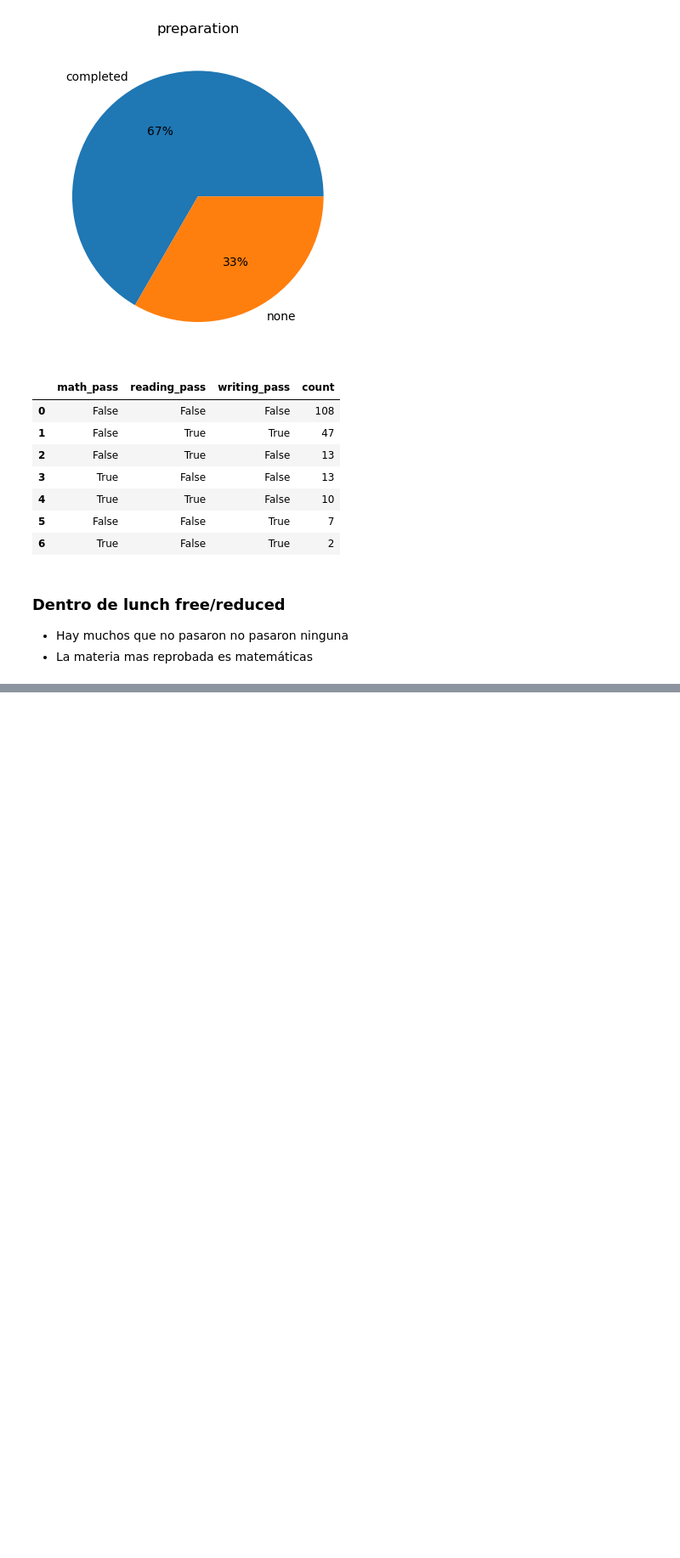
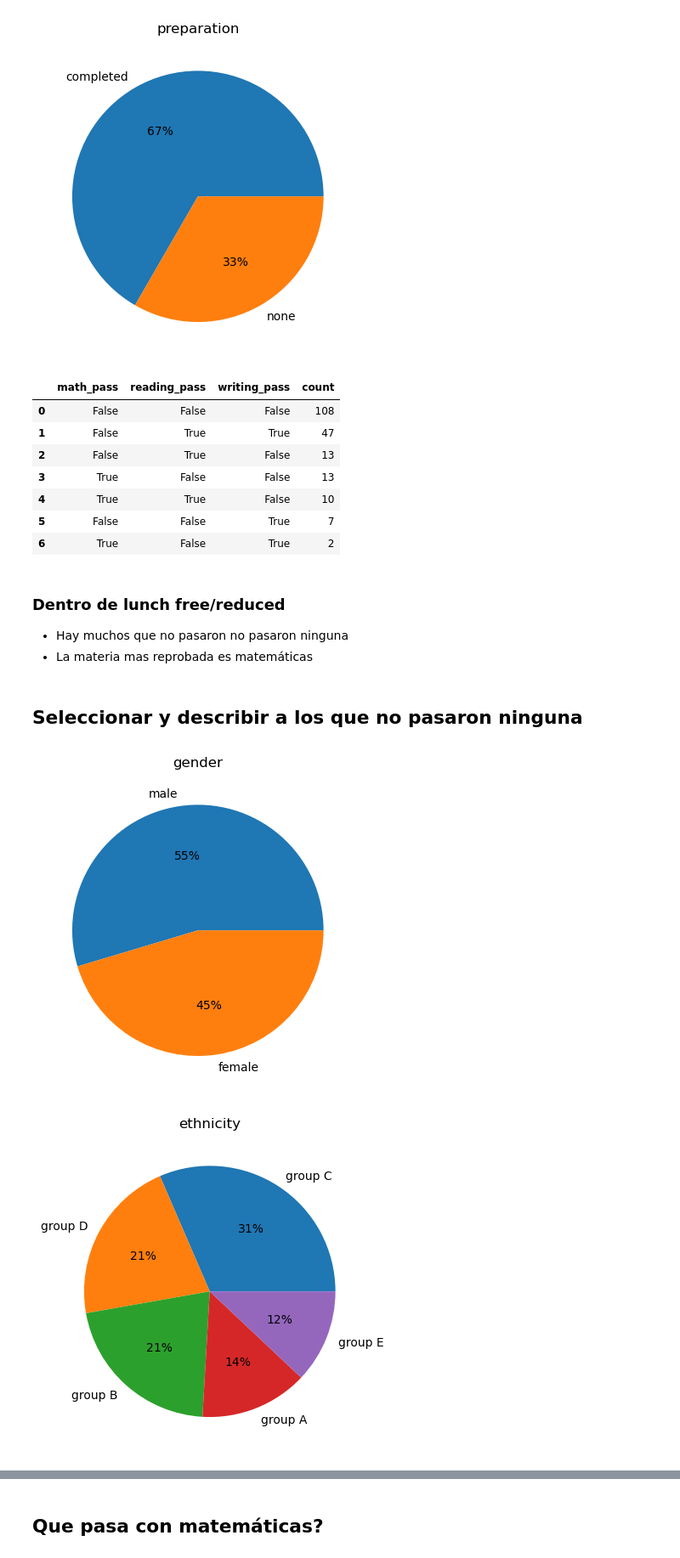
Before and after one commit to MarioChvx/ciencia_de_datos_PAMBAZO, a Jupyter notebook: proyectos/unidad1/proyecto_eda/nueva_expo.ipynb, the cells around one changed output, grey strips where cells are left out. Shown at 85% size. Drawn from its saved outputs; the diff is of its cells as text; code cells hidden in the pictures; blank space fills up the shorter version.

```diff
--- a/proyectos/unidad1/proyecto_eda/nueva_expo.ipynb
+++ b/proyectos/unidad1/proyecto_eda/nueva_expo.ipynb
@@ -145,6 +145,12 @@ df_free_bad = (
         | (df_free.reading_score < 60)
         | (df_free.writing_score < 60)
     ]
+    .assign(
+        parent_education = lambda df: df.parent_education.replace(
+            list(df.parent_education.unique()),
+            ['universidad', 'preparatoria', 'universidad', 'universidad', 'preparatoria', 'preparatoria']
+        )
+    )
 )
 len(df_free_bad.index)
 # %% [output]
@@ -187,3 +193,18 @@ df_free_bad = (
 ### Dentro de lunch free/reduced
 - Hay muchos que no pasaron no pasaron ninguna
 - La materia mas reprobada es matemáticas
+# %% [markdown]
+## Seleccionar y describir a los que no pasaron ninguna
+# %%
+df_free_superbad = (
+    df_free_bad[
+        (df_free_bad.math_pass == False)
+        & (df_free_bad.writing_pass == False)
+        & (df_free_bad.reading_pass == False)
+    ]
+)
+# %%
+pandas_pie(df_free_superbad)
+# %% [output]
+[figure, added]
+[figure, added]
@@ -189,0 +213,2 @@ df_free_bad = (
+# %% [markdown]
+## Que pasa con matemáticas?
```
Also changed, not shown: parts of 3 cells of this notebook.
